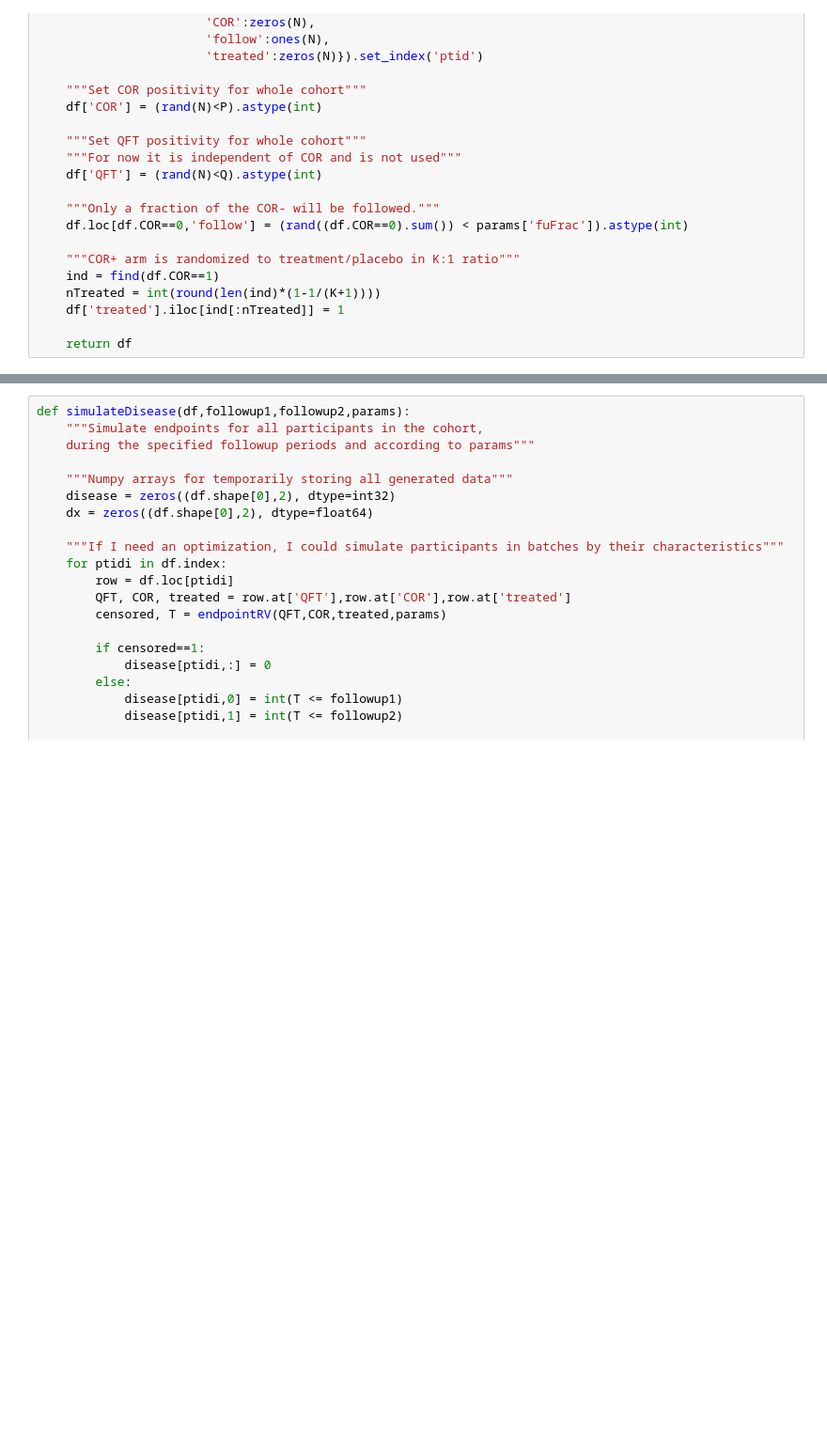
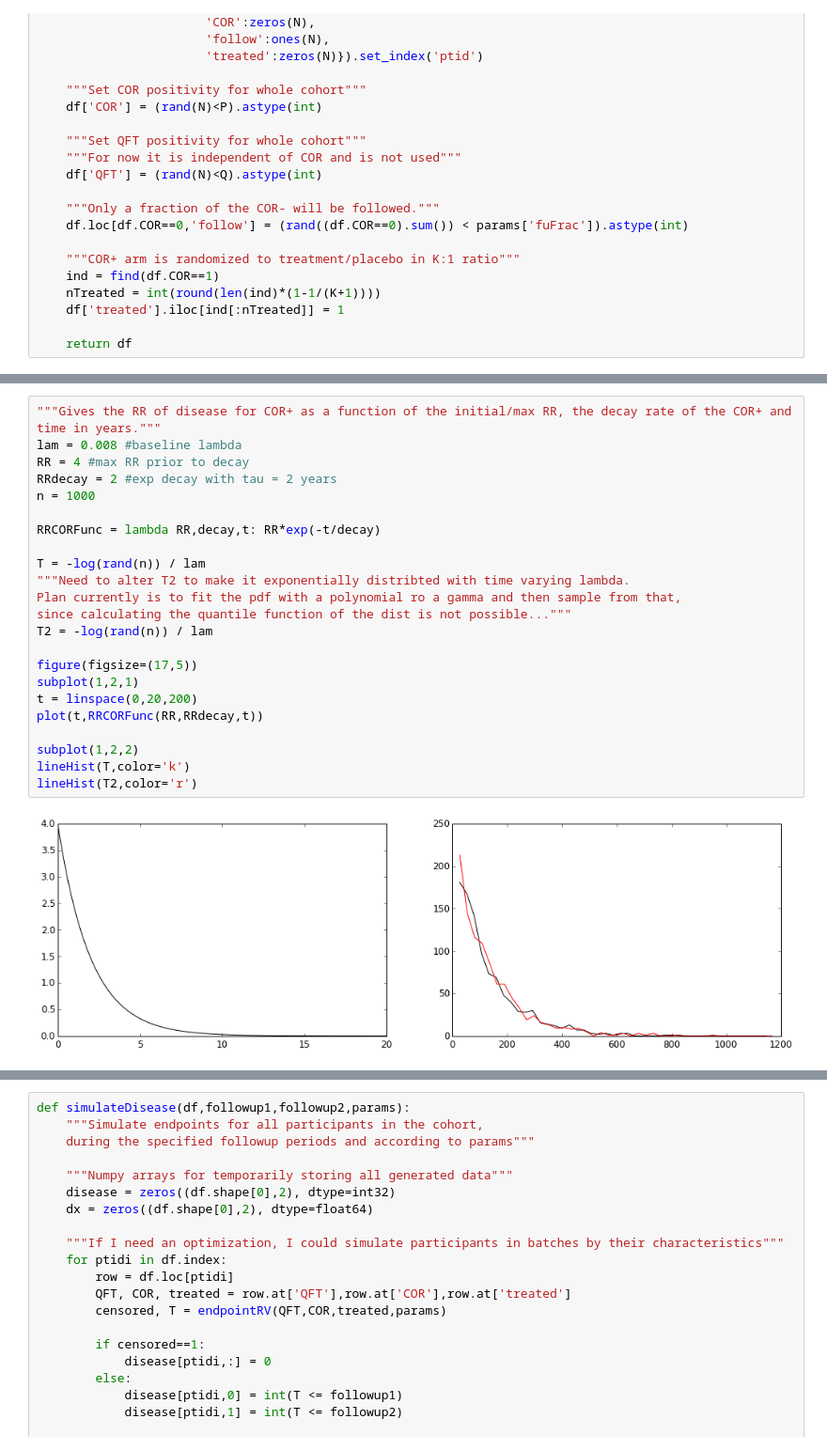
Before and after one commit to agartland/notebooks, a Jupyter notebook: TB_COR_ST.ipynb, the cells around one changed output, grey strips where cells are left out. Shown: that part at 94% size. Cells and saved outputs as stored; diff of their text form; blank space fills up the shorter version.

```diff
--- a/TB_COR_ST.ipynb
+++ b/TB_COR_ST.ipynb
@@ -122,4 +125,29 @@ A value is trying to be set on a copy of a slice from a DataFrame
 
 See the the caveats in the documentation: http://pandas.pydata.org/pandas-docs/stable/indexing.html#indexing-view-versus-copy
   self._setitem_with_indexer(indexer, value)
+# %%
+"""Gives the RR of disease for COR+ as a function of the initial/max RR, the decay rate of the COR+ and time in years."""
+lam = 0.008 #baseline lambda
+RR = 4 #max RR prior to decay
+RRdecay = 2 #exp decay with tau = 2 years
+n = 1000
+
+RRCORFunc = lambda RR,decay,t: RR*exp(-t/decay)
+
+T = -log(rand(n)) / lam
+"""Need to alter T2 to make it exponentially distribted with time varying lambda.
+Plan currently is to fit the pdf with a polynomial ro a gamma and then sample from that,
+since calculating the quantile function of the dist is not possible..."""
+T2 = -log(rand(n)) / lam
+
+figure(figsize=(17,5))
+subplot(1,2,1)
+t = linspace(0,20,200)
+plot(t,RRCORFunc(RR,RRdecay,t))
+
+subplot(1,2,2)
+lineHist(T,color='k')
+lineHist(T2,color='r')
+# %% [output]
+[figure, added]
 # %%
```
Also changed, not shown: parts of 9 cells of this notebook.
